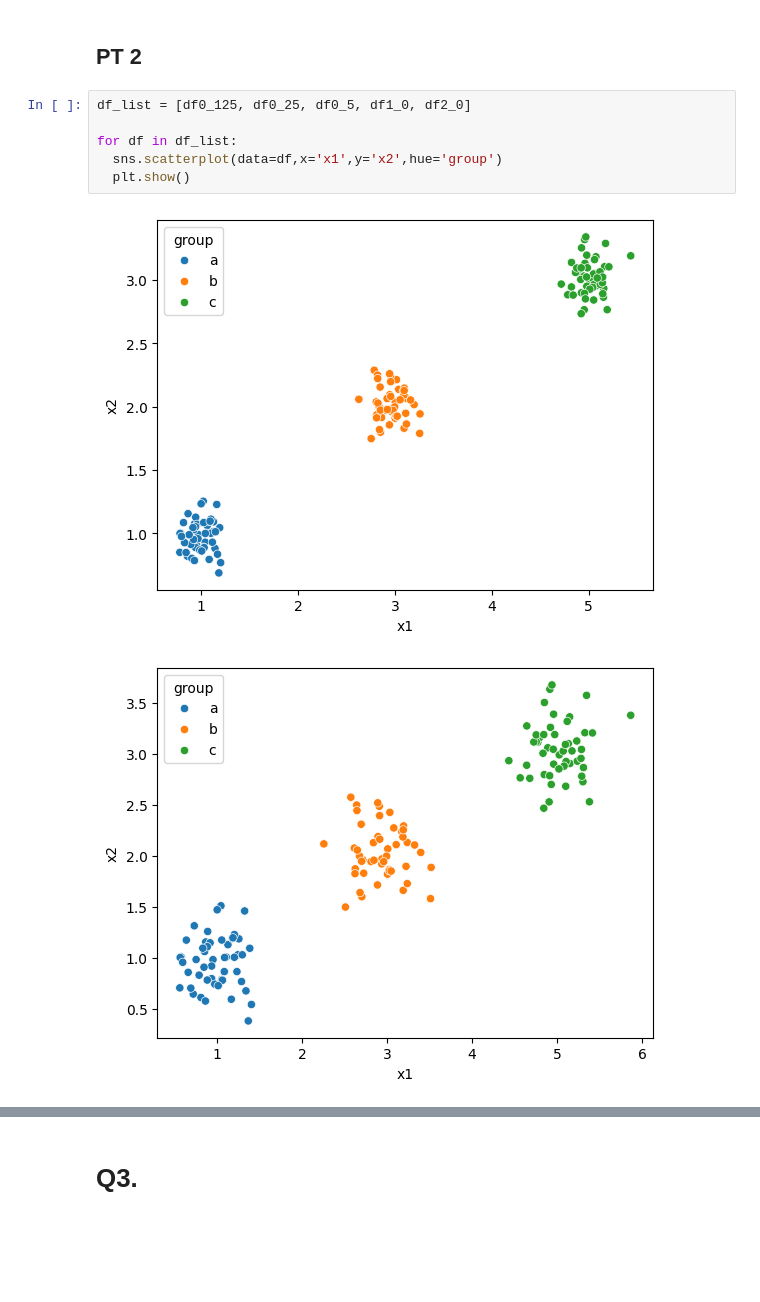
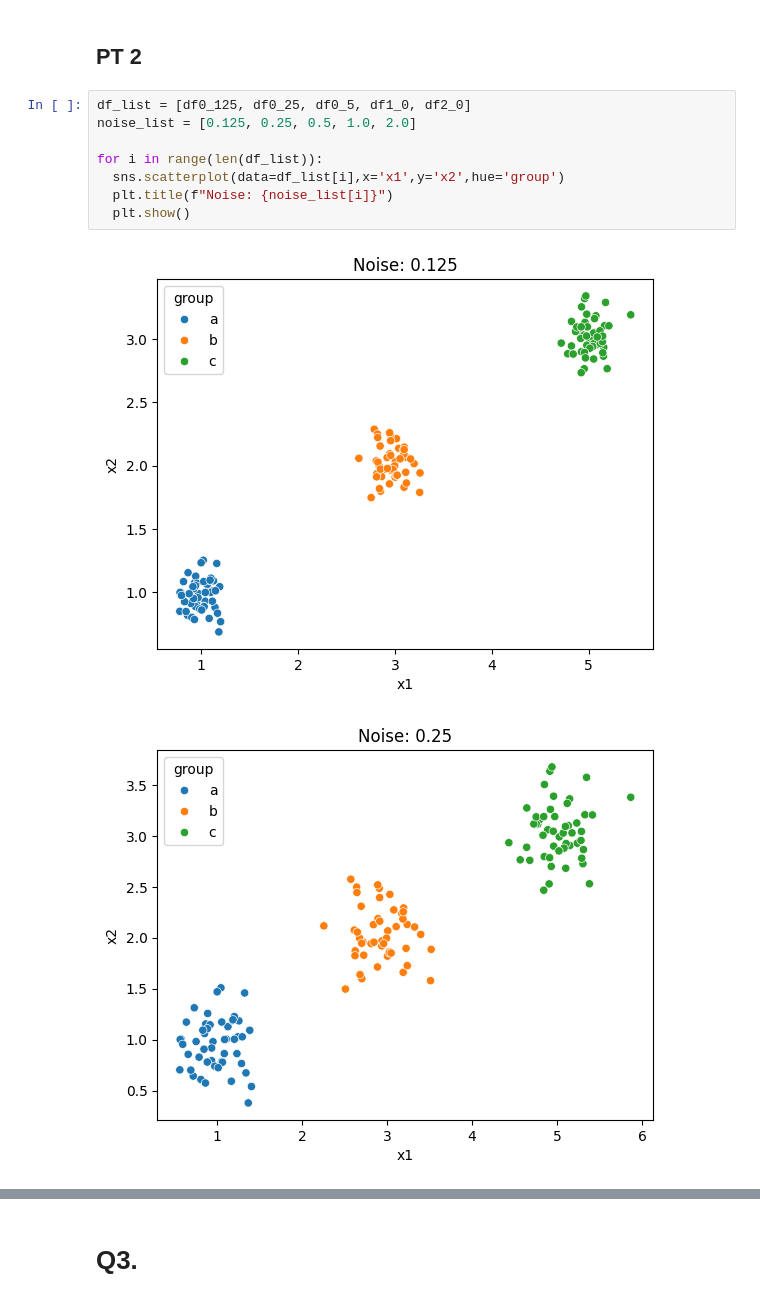
Before and after one commit to rvt9bx/DS3001kmc, a Jupyter notebook: assignment_kmc.ipynb, the cells around one changed output, grey strips where cells are left out. Cells and saved outputs as stored; diff of their text form; blank space fills up the shorter version.

```diff
--- a/assignment_kmc.ipynb
+++ b/assignment_kmc.ipynb
@@ -205,10 +245,12 @@ df2_0 = createData(2.0)
 ## PT 2
 # %%
 df_list = [df0_125, df0_25, df0_5, df1_0, df2_0]
+noise_list = [0.125, 0.25, 0.5, 1.0, 2.0]
 
-for df in df_list:
-  sns.scatterplot(data=df,x='x1',y='x2',hue='group')
+for i in range(len(df_list)):
+  sns.scatterplot(data=df_list[i],x='x1',y='x2',hue='group')
+  plt.title(f"Noise: {noise_list[i]}")
   plt.show()
 # %% [output]
-[figure, old version]
+[figure, new version]
-[figure, old version]
+[figure, new version]
```
Also changed, not shown: parts of 15 cells of this notebook.
